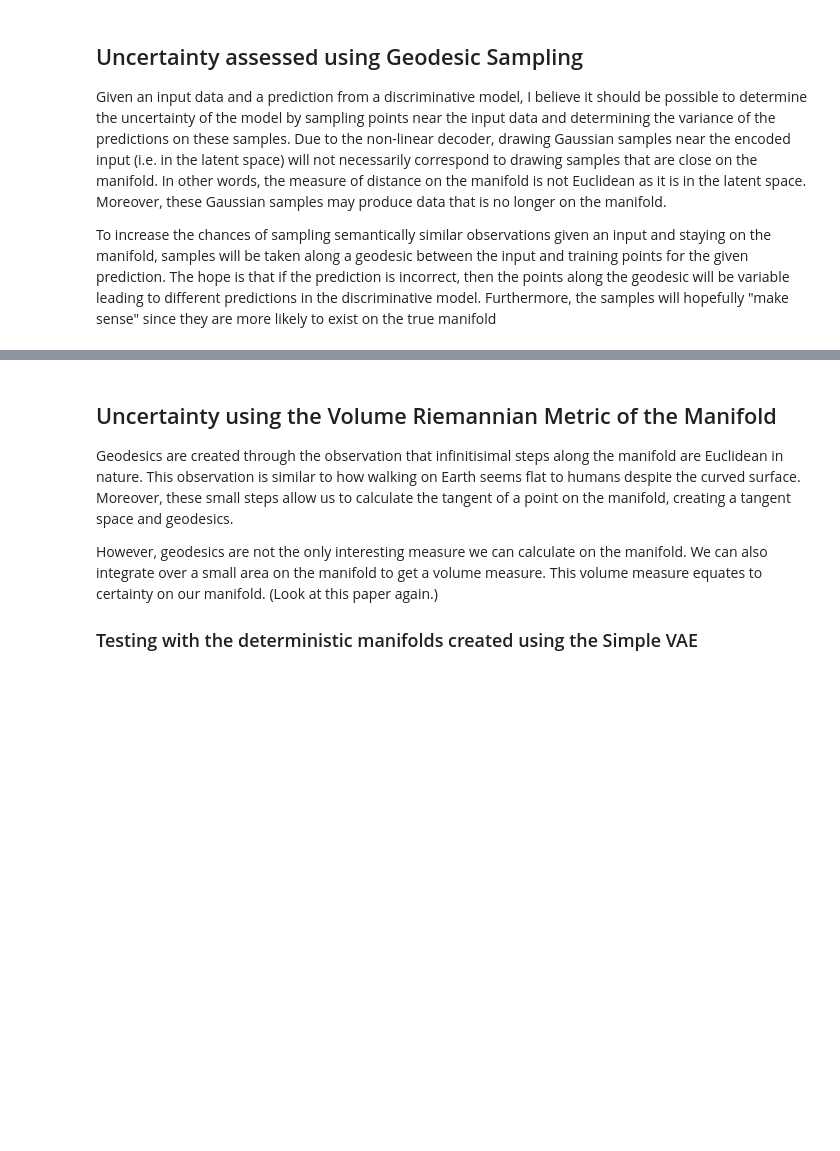
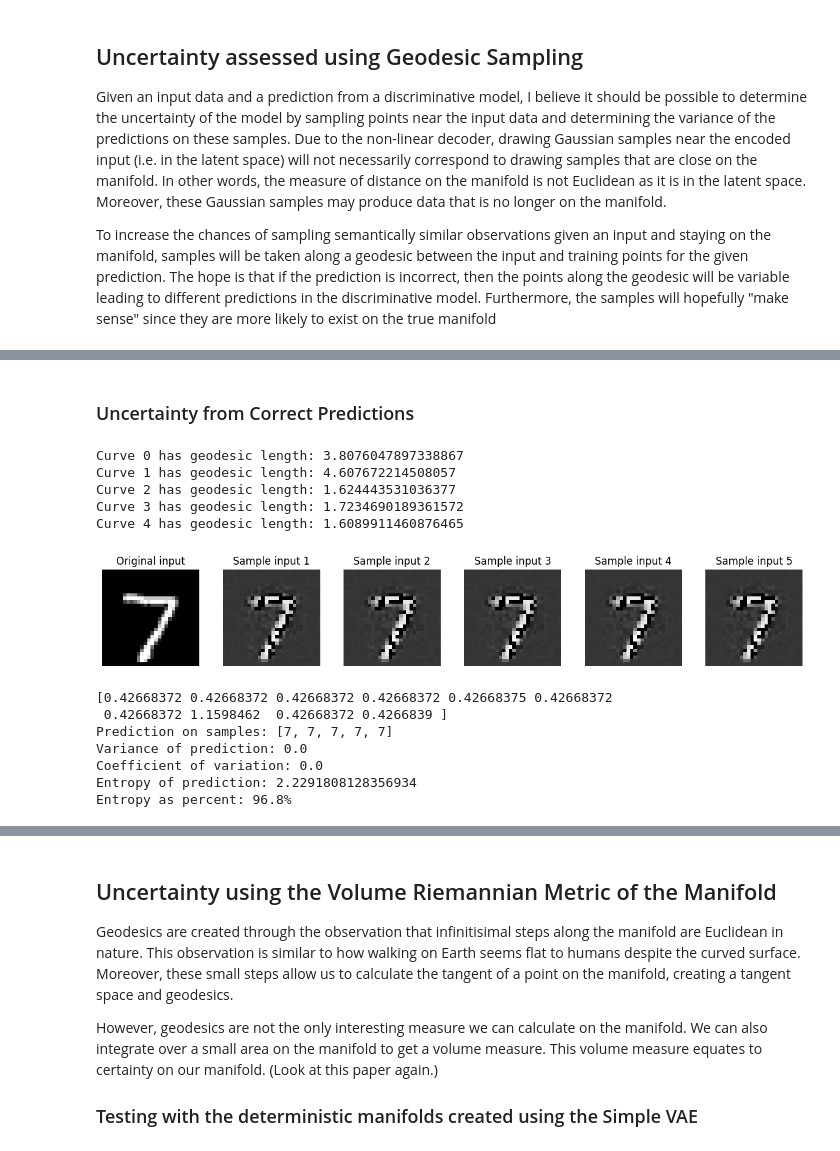
Before and after one commit to TrymNOHG/generative-uncertainty, a Jupyter notebook: uncertainty.ipynb, the cells around one changed output, grey strips where cells are left out. Cells and saved outputs as stored; diff of their text form; code cells hidden in the pictures; blank space fills up the shorter version.

```diff
--- a/uncertainty.ipynb
+++ b/uncertainty.ipynb
@@ -103,3 +101,6 @@ for img, label in test_loader:
 Given an input data and a prediction from a discriminative model, I believe it should be possible to determine the uncertainty of the model by sampling points near the input data and determining the variance of the predictions on these samples. Due to the non-linear decoder, drawing Gaussian samples near the encoded input (i.e. in the latent space) will not necessarily correspond to drawing samples that are close on the manifold. In other words, the measure of distance on the manifold is not Euclidean as it is in the latent space. Moreover, these Gaussian samples may produce data that is no longer on the manifold.
 
 To increase the chances of sampling semantically similar observations given an input and staying on the manifold, samples will be taken along a geodesic between the input and training points for the given prediction. The hope is that if the prediction is incorrect, then the points along the geodesic will be variable leading to different predictions in the discriminative model. Furthermore, the samples will hopefully "make sense" since they are more likely to exist on the true manifold
+# %%
+# Some metadata for the runs
+NUMBER_SAMPLES = 10
@@ -162,0 +191,30 @@ Entropy as percent: 96.8%
+# %% [markdown]
+### Uncertainty from Correct Predictions
+# %%
+from utils.sampling import geodesic_sampling_close
+from utils.visualize import visualize_samples
+from utils.uncertainty import geodesic_uncertainty
+
+samples = geodesic_sampling_close(model, vals, correct[0], correct[1], torch.device("cpu"), num_samples=5)
+visualize_samples(correct[0], samples)
+preds, var, cov, entropy, entropy_uncertainty = geodesic_uncertainty(cnn, samples)
+
+print(f"Prediction on samples: {preds}")
+print(f"Variance of prediction: {var}")
+print(f"Coefficient of variation: {cov}")
+print(f"Entropy of prediction: {entropy}")
+print(f"Entropy as percent: {(entropy_uncertainty * 100).round(1)}%")
+# %% [output]
+Curve 0 has geodesic length: 3.8076047897338867
+Curve 1 has geodesic length: 4.607672214508057
+Curve 2 has geodesic length: 1.624443531036377
+Curve 3 has geodesic length: 1.7234690189361572
+Curve 4 has geodesic length: 1.6089911460876465
+[figure, added]
+[0.42668372 0.42668372 0.42668372 0.42668372 0.42668375 0.42668372
+ 0.42668372 1.1598462  0.42668372 0.4266839 ]
+Prediction on samples: [7, 7, 7, 7, 7]
+Variance of prediction: 0.0
+Coefficient of variation: 0.0
+Entropy of prediction: 2.2291808128356934
+Entropy as percent: 96.8%
```
Also changed, not shown: parts of 27 cells of this notebook, 17 other files.
